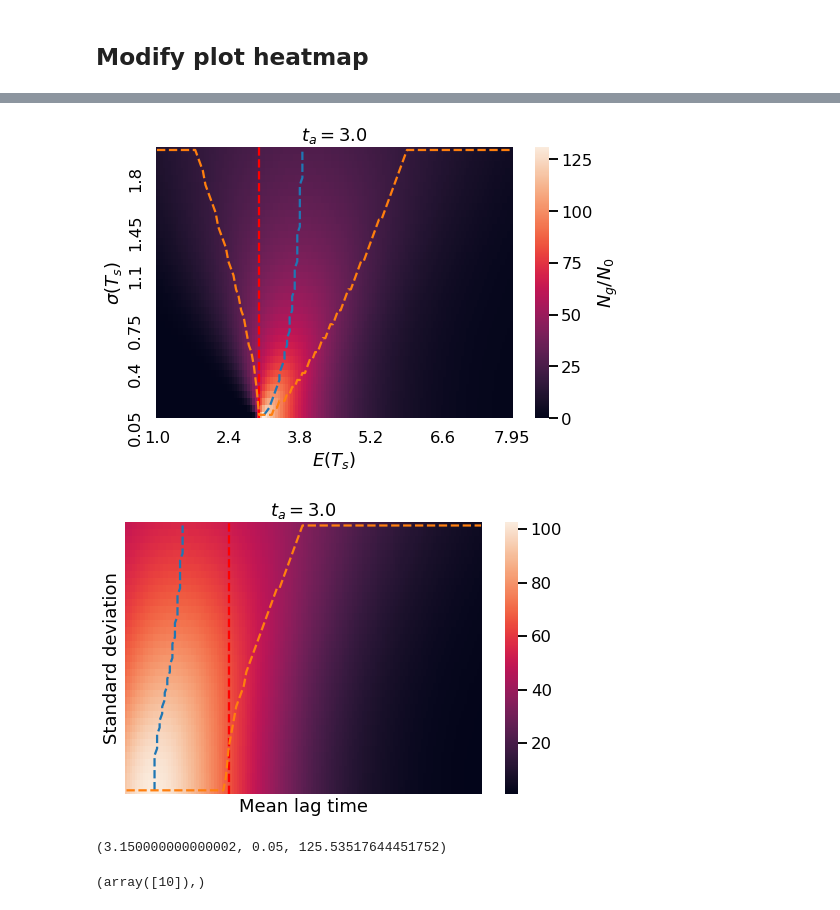
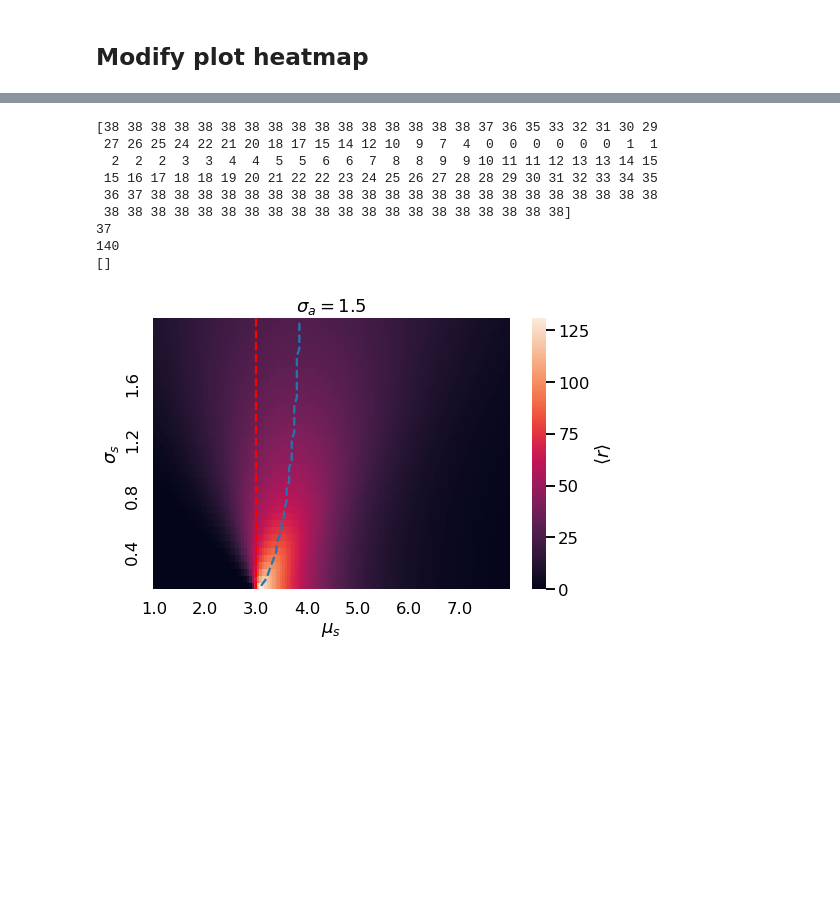
Before and after one commit to gutiloluis/pqe1, a Jupyter notebook: 190416_LoadIntegration.ipynb, the cells around one changed output, grey strips where cells are left out. Drawn from its saved outputs; the diff is of its cells as text; code cells hidden in the pictures; blank space fills up the shorter version.

```diff
--- a/190416_LoadIntegration.ipynb
+++ b/190416_LoadIntegration.ipynb
@@ -150,11 +239,16 @@ def plot_heatmap2(MTs, STs, MN, mTa, MTs_step, exp_key = None):
 # %%
-plot_heatmap2(MTs, STs, NN, mTa, MTs_step)
+plot_heatmap3(MTs, STs[1:], NN, mTa, MTs_step, 'AAAdeterministic')
 # %% [output]
+[38 38 38 38 38 38 38 38 38 38 38 38 38 38 38 38 37 36 35 33 32 31 30 29
+ 27 26 25 24 22 21 20 18 17 15 14 12 10  9  7  4  0  0  0  0  0  0  1  1
+  2  2  2  3  3  4  4  5  5  6  6  7  8  8  9  9 10 11 11 12 13 13 14 15
+ 15 16 17 18 18 19 20 21 22 22 23 24 25 26 27 28 28 29 30 31 32 33 34 35
+ 36 37 38 38 38 38 38 38 38 38 38 38 38 38 38 38 38 38 38 38 38 38 38 38
+ 38 38 38 38 38 38 38 38 38 38 38 38 38 38 38 38 38 38 38 38]
+37
+140
+[]
-[figure, old version]
+[figure, new version]
-# %%
-plot_heatmap(MTs, STs[1:], NNN[10,:,1:], mTa, MTs_step)
-# %% [output]
-[figure, removed]
 # %%
 def get_max_of_max(MTs, STs, MN):
     '''
@@ -180,12 +274,3 @@ def max_several_exp(NNN, MTs, STs, STa, tg):
     for i in range(len(STa)):
         Mean_max_fit[i], Std_max_fit[i], Max_fit[i] = get_max_of_max(MTs, STs, NNN[i,:,:])
     return Mean_max_fit, Std_max_fit, Max_fit
-# %%
-
-Sget_max_of_max(MTs, STs[1:], NNN[0,:,1:])
-# %% [output]
-(3.150000000000002, 0.05, 125.53517644451752)
-# %%
-np.where(STs==0.5)
-# %% [output]
-(array([10]),)
```
Also changed, not shown: parts of 23 cells of this notebook, 54 other files.
